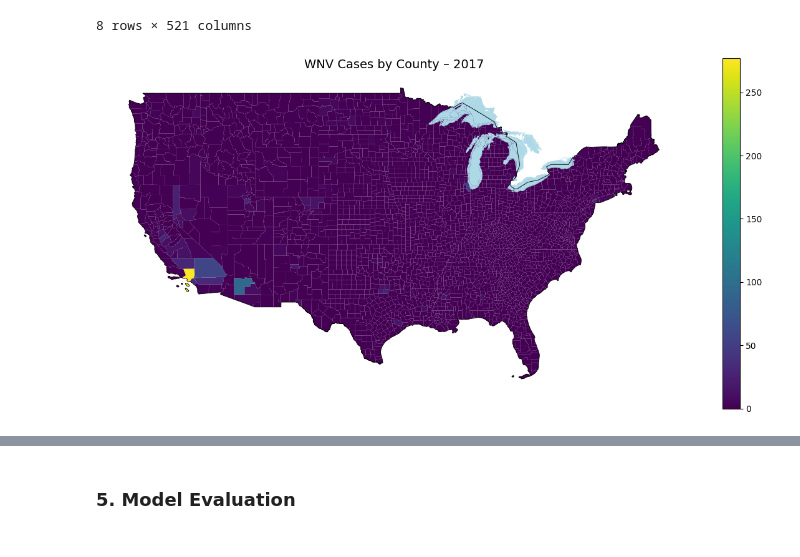
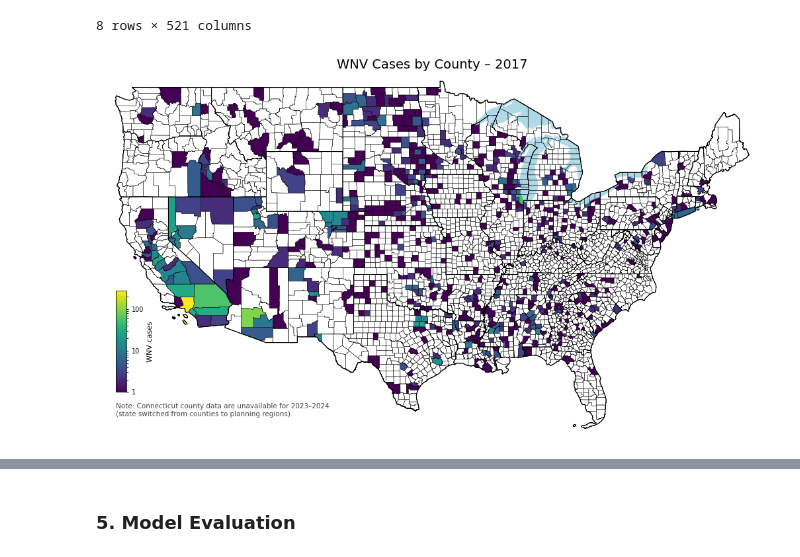
Before and after one commit to Amoreno73/wnv_embeddings, a Jupyter notebook: notebooks/national_embeddings/wnv_analysis.ipynb, the cells around one changed output, grey strips where cells are left out. Saved outputs shown, nothing was run; the diff lists cells and outputs as text; code cells hidden in the pictures.

```diff
--- a/notebooks/national_embeddings/wnv_analysis.ipynb
+++ b/notebooks/national_embeddings/wnv_analysis.ipynb
@@ -333,32 +343,96 @@ df_ct
 | 315 | -0.056698 | -0.056489 | -0.079609 | -0.090634 | -0.081786 | -0.090594 | -0.076504 | -0.078844 | -0.024375 | -0.029337 | ... |
 8 rows × 521 columns
 # %%
-for year in range(2017, 2018):
+# only keep stuff inside the US OUTLINE (no hanging great lakes region)
+water_clipped = gpd.clip(water, us_outline)
+
+for year in range(2017, 2025):
 	col = f"Cases_{year}"
+
+	plot_df = df_merged.copy()
+	plot_df.loc[plot_df[col] <= 0, col] = np.nan
 
 	fig, ax = plt.subplots(1, 1, figsize=(12, 6))
 
-	df_merged.plot(
+	# add neighboring countries (probably not needed for this analysis)
+	# canada.plot(ax=ax, color="gray", edgecolor="black", linewidth=0.6)
+	# mexico.plot(ax=ax, color="gray", edgecolor="black", linewidth=0.6)
+
+	plot_df.plot(
 		column=col,
 		ax=ax,
 		cmap="viridis",
-		legend=True
+		# log norm on max
+		norm=LogNorm(vmin=1, vmax=plot_df[col].max()),
+		legend=False
 	)
 
+	# creating legend #
+	sm = mpl.cm.ScalarMappable(
+    cmap="viridis",
+    norm=LogNorm(vmin=1, vmax=plot_df[col].max())
+	)
+	sm._A = []
+	cax = inset_axes(
+			ax,
+			width="1.6%",     # very thin
+			height="28%",     # small bar
+			loc="lower left",
+			bbox_to_anchor=(0.02, 0.12, 1, 1),
+			bbox_transform=ax.transAxes,
+			borderpad=0
+	)
+	cb = plt.colorbar(sm, cax=cax, format=mpl.ticker.StrMethodFormatter("{x:.0f}"))
+	cb.outline.set_linewidth(0.6)
+	cb.ax.tick_params(labelsize=7, length=2)
+	cb.set_label("WNV cases", fontsize=8)
+
+	# on top of everything, overlay great lakes
+	# zorder 1 for patch
+	water_clipped.plot(ax=ax, color="lightblue", linewidth=0, zorder=1)
+
+	# for transparency, CT is grayed out for 2023 and 2024 (data not yet distributed over legacy Connecticut counties)
+	ax.text(
+		0.02, 0.05,
+		"Note: Connecticut county data are unavailable for 2023–2024\n"
+		"(state switched from counties to planning regions).",
+		transform=ax.transAxes,
+		fontsize=7.5,
+		color="#444444",
+		ha="left",
+		va="bottom"
+	)
+	if year in [2023, 2024]:
+			ct_mask = df_merged["GEOID"].str.startswith("09")
+			df_merged[ct_mask].plot(
+					ax=ax,
+					facecolor="#D1D5DB",
+					edgecolor="#AAAAAA",
+					linewidth=0.3,
+					zorder=2.5,
+					hatch="///"
+			)
+
 	# draw US outline
-	us_outline.boundary.plot(ax=ax, color="black", linewidth=0.6)
+	us_outline.boundary.plot(ax=ax, color="black", linewidth=0.8)
 	# draw US states outline
 	states.boundary.plot(ax=ax, color="black", linewidth=0.6)
 	# draw US counties outline
 	counties.boundary.plot(ax=ax, color="black", linewidth=0.3)
-	# on top of everything, overlay great lakes
-	water.plot(ax=ax, color="lightblue", linewidth=0)
+
+	xmin, ymin, xmax, ymax = df_merged.total_bounds
+
+	dx = xmax - xmin
+	dy = ymax - ymin
+
+	ax.set_xlim(xmin - 0.02*dx, xmax + 0.02*dx)
+	ax.set_ylim(ymin - 0.02*dy, ymax + 0.02*dy)
 
 	ax.set_title(f"WNV Cases by County – {year}", fontsize=14)
 	ax.axis("off")
 
 	plt.tight_layout()
-	plt.savefig("../national_embeddings/output.png")
+	plt.savefig(f"../national_embeddings/wnv_case_maps/wnv_cases_map_{year}.png")
 	plt.show()
 # %% [output]
-[figure, old version]
+[figure, new version]
```
Also changed, not shown: parts of 4 cells of this notebook, 9 other files.
